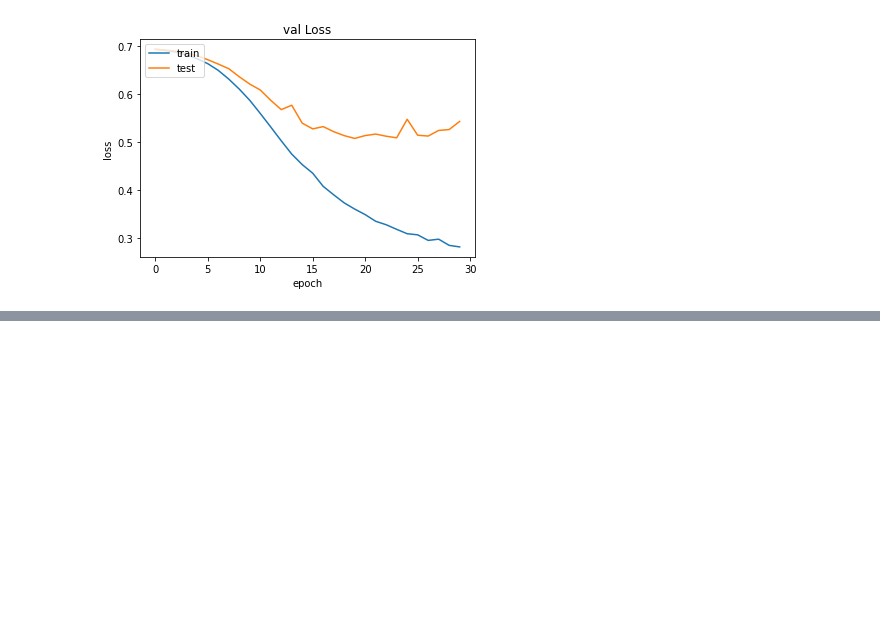
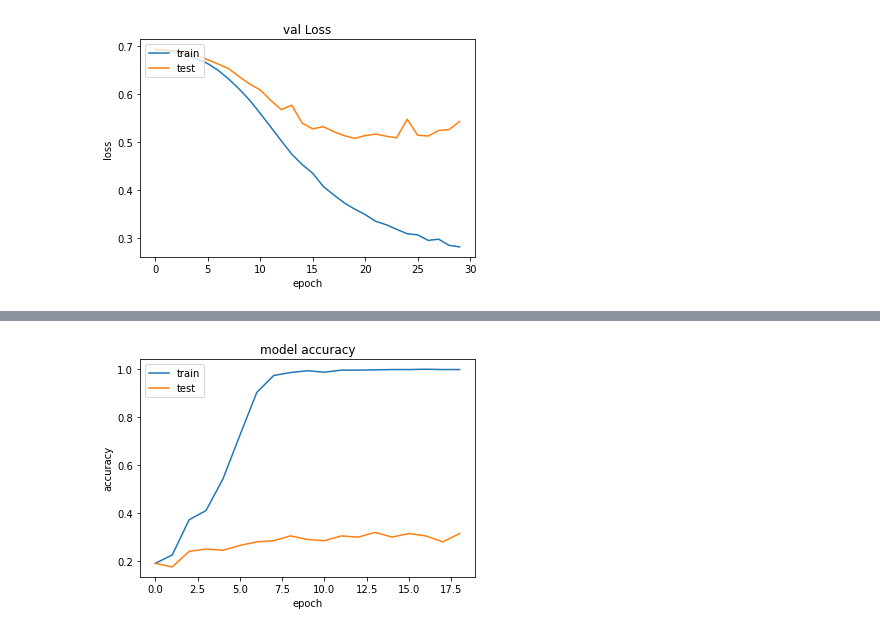
Before and after one commit to ilhamAdhim/Dicoding---Belajar-Pengembangan-Machine-Learning, a Jupyter notebook: Latihan_NLP.ipynb, the cells around one changed output, grey strips where cells are left out. Cells and saved outputs as stored; diff of their text form; code cells hidden in the pictures; blank space fills up the shorter version.

```diff
--- a/Latihan_NLP.ipynb
+++ b/Latihan_NLP.ipynb
@@ -197,0 +243,16 @@ plt.show()
+# %%
+from sklearn.model_selection import train_test_split
+sinopsis_latih, sinopsis_test, label_latih, label_test = train_test_split(sinopsis, label, test_size=0.2)
+# %%
+from tensorflow.keras.preprocessing.text import Tokenizer
+from tensorflow.keras.preprocessing.sequence import pad_sequences
+
+tokenizer = Tokenizer(num_words=5000, oov_token='x')
+tokenizer.fit_on_texts(sinopsis_latih)
+tokenizer.fit_on_texts(sinopsis_test)
+
+sekuens_latih = tokenizer.texts_to_sequences(sinopsis_latih)
+sekuens_test = tokenizer.texts_to_sequences(sinopsis_test)
+
+padded_latih = pad_sequences(sekuens_latih)
+padded_test = pad_sequences(sekuens_test)
@@ -197,0 +279,14 @@ plt.show()
+# %%
+import tensorflow as tf
+model = tf.keras.Sequential([
+    tf.keras.layers.Embedding(input_dim=5000, output_dim=16),
+    tf.keras.layers.LSTM(64),
+    tf.keras.layers.Dense(128, activation='relu'),
+    tf.keras.layers.Dense(64, activation='relu'),
+    tf.keras.layers.Dense(5, activation='softmax')
+])
+model.compile(loss='categorical_crossentropy',optimizer='adam',metrics=['accuracy'])
+# %%
+num_epochs = 19
+history = model.fit(padded_latih, label_latih, epochs=num_epochs,
+                    validation_data=(padded_test, label_test), verbose=2)
@@ -197,0 +311,12 @@ plt.show()
+# %%
+import matplotlib.pyplot as plt
+
+plt.plot(history.history['accuracy'])
+plt.plot(history.history['val_accuracy'])
+plt.title('model accuracy')
+plt.ylabel('accuracy')
+plt.xlabel('epoch')
+plt.legend(['train', 'test'], loc='upper left')
+plt.show()
+# %% [output]
+[figure, added]
```
Also changed, not shown: parts of 7 cells of this notebook.
